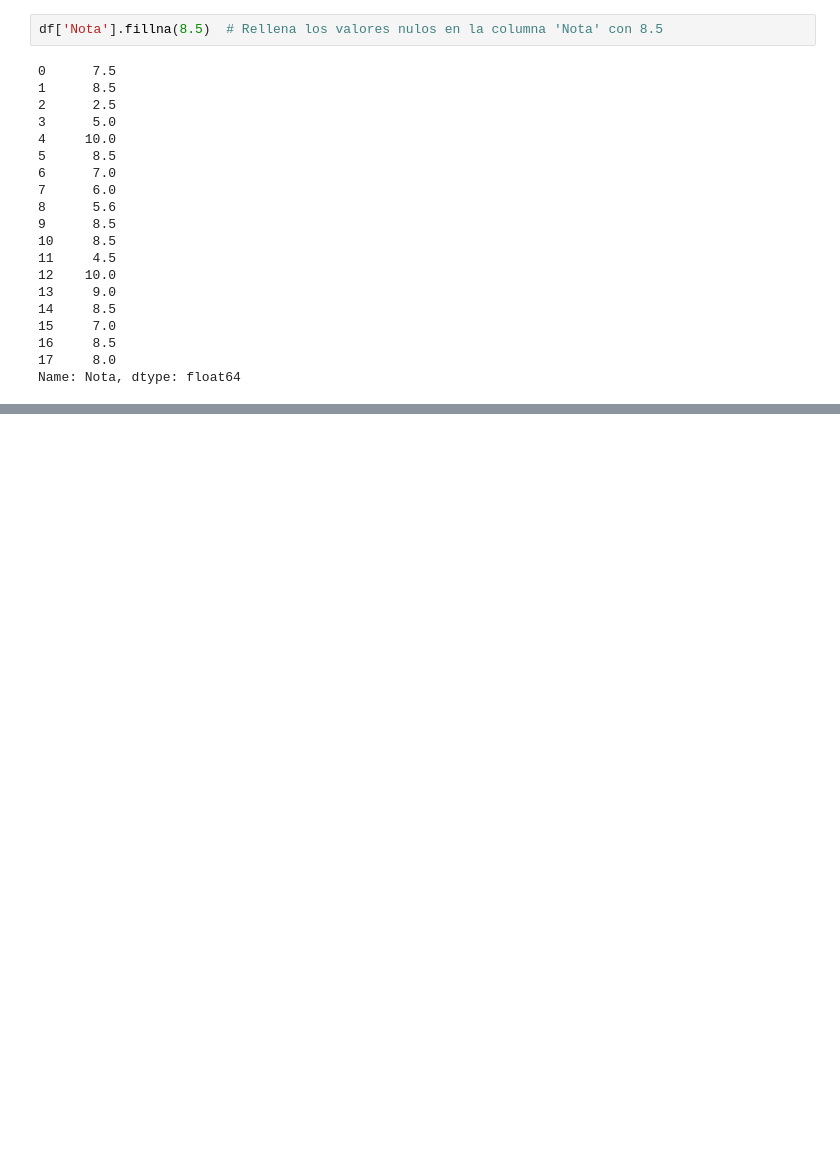
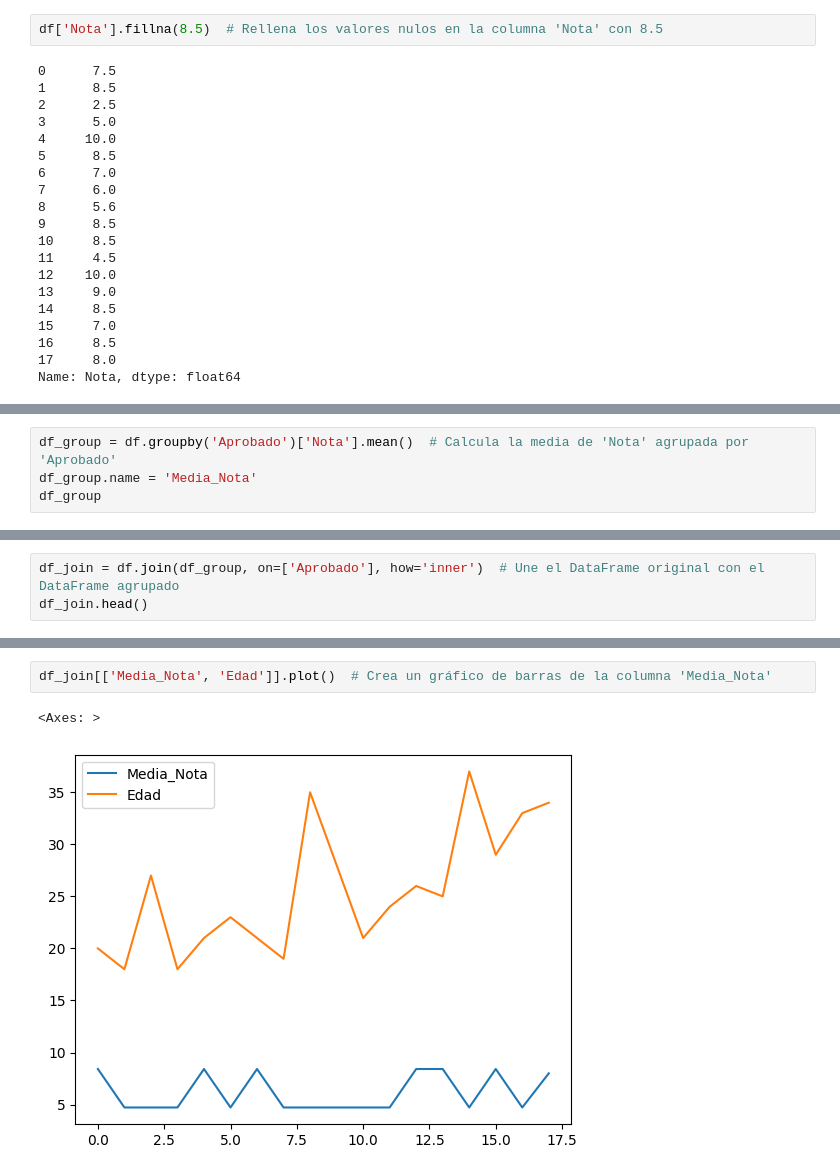
Before and after one commit to LejImkoaj/iniciando-pandas, a Jupyter notebook: df-practica.ipynb, the cells around one changed output, grey strips where cells are left out. Cells and saved outputs as stored; diff of their text form; blank space fills up the shorter version.

```diff
--- a/df-practica.ipynb
+++ b/df-practica.ipynb
@@ -206,0 +259,4 @@ dtype: int64
+# %%
+df_group = df.groupby('Aprobado')['Nota'].mean()  # Calcula la media de 'Nota' agrupada por 'Aprobado'
+df_group.name = 'Media_Nota'
+df_group
@@ -206,0 +269,3 @@ dtype: int64
+# %%
+df_join = df.join(df_group, on=['Aprobado'], how='inner')  # Une el DataFrame original con el DataFrame agrupado
+df_join.head()
@@ -206,0 +279,5 @@ dtype: int64
+# %%
+df_join[['Media_Nota', 'Edad']].plot()  # Crea un gráfico de barras de la columna 'Media_Nota'
+# %% [output]
+<Axes: >
+[figure, added]
```
Also changed, not shown: parts of 7 cells of this notebook.
